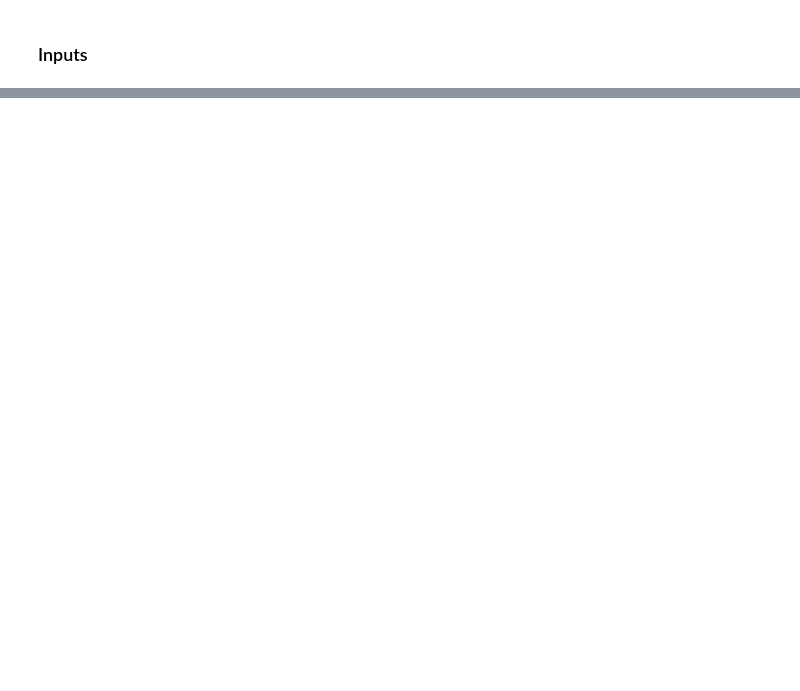
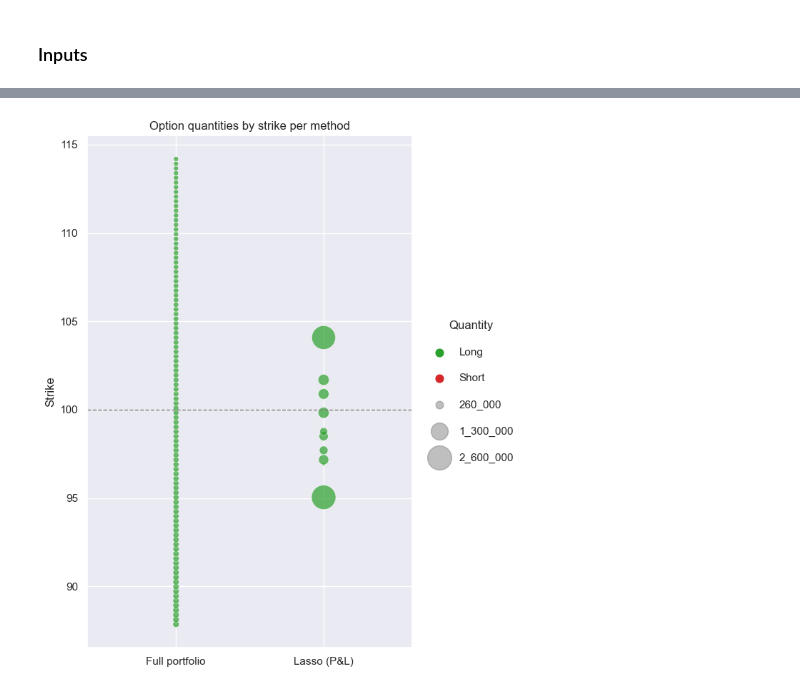
Before and after one commit to kevinlaventure/python_code, a Jupyter notebook: strike_reduction.ipynb, the cells around one changed output, grey strips where cells are left out. Drawn from its saved outputs; the diff is of its cells as text; code cells hidden in the pictures; blank space fills up the shorter version.

```diff
--- a/strike_reduction.ipynb
+++ b/strike_reduction.ipynb
@@ -609,0 +377,43 @@ delta_2d_fig.show()
+# %%
+# Strike map of each method: y = strike, x = method, colour = sign of the quantity, dot area proportional to |quantity|
+# (same size scale across methods so positions are directly comparable)
+def plot_strike_map(method_quantities):
+    dots = pd.concat(
+        [q[q != 0].rename("quantity").reset_index().assign(method=m) for m, q in method_quantities.items()],
+        ignore_index=True,
+    )
+    max_area = 600
+    area_scale = max_area / dots["quantity"].abs().max()
+    sign_colors = {True: "tab:green", False: "tab:red"}
+    x_pos = {m: i for i, m in enumerate(method_quantities)}
+
+    fig, ax = plt.subplots(figsize=(3 + 2 * len(x_pos), 8))
+    ax.scatter(
+        dots["method"].map(x_pos), dots["strike"],
+        s=dots["quantity"].abs() * area_scale,
+        c=(dots["quantity"] > 0).map(sign_colors),
+        alpha=0.7, edgecolors="white", linewidths=0.5,
+    )
+    ax.axhline(S0, color="gray", linestyle="--", linewidth=1)
+
+    # Legend: sign colours and reference sizes
+    ref_sizes = [float(f"{q:.2g}") for q in np.array([0.1, 0.5, 1.0]) * dots["quantity"].abs().max()]
+    handles = [plt.scatter([], [], s=60, color=sign_colors[True], label="Long"),
+               plt.scatter([], [], s=60, color=sign_colors[False], label="Short")]
+    handles += [plt.scatter([], [], s=q * area_scale, color="gray", alpha=0.5, label=f"{q:_.0f}") for q in ref_sizes]
+    ax.legend(handles=handles, loc="center left", bbox_to_anchor=(1.02, 0.5), labelspacing=1.5, frameon=False, title="Quantity")
+
+    ax.set_xticks(list(x_pos.values()), list(x_pos.keys()))
+    ax.set_xlim(-0.6, len(x_pos) - 0.4)
+    ax.set_ylabel("Strike")
+    ax.set_title("Option quantities by strike per method")
+    plt.tight_layout()
+    plt.show()
+
+method_quantities = {
+    "Full portfolio": portfolio.set_index("strike")["quantity"],
+    "Lasso (P&L)": reduced_portfolio.set_index("strike")["reduced_quantity"],
+}
+plot_strike_map(method_quantities)
+# %% [output]
+[figure, added]
```
Also changed, not shown: parts of 31 cells of this notebook.
